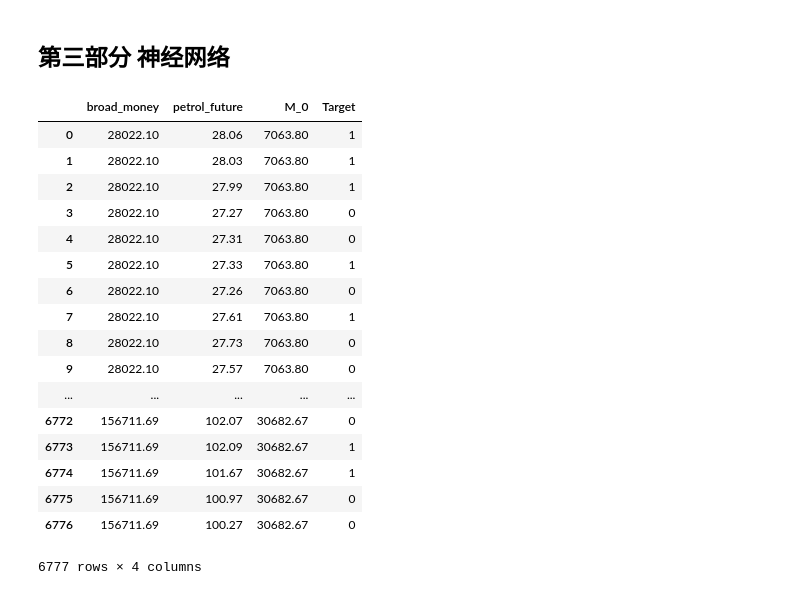
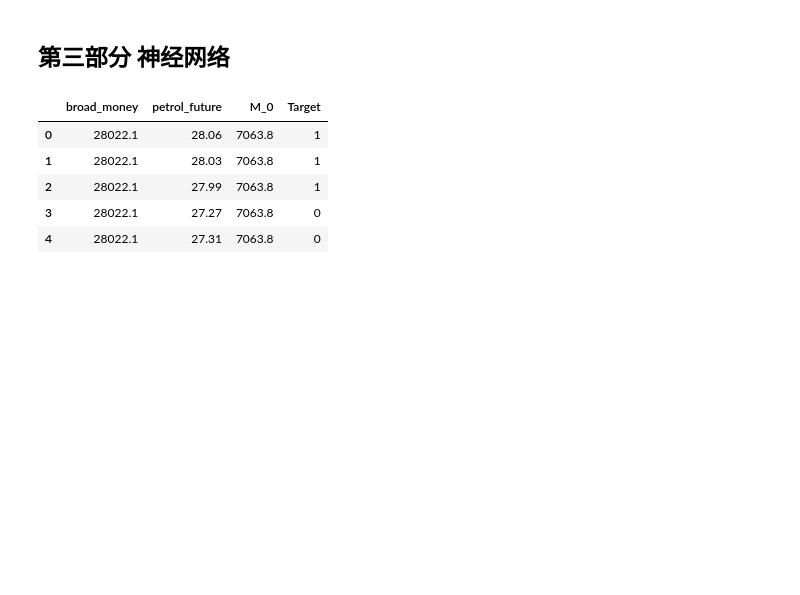
Before and after one commit to SimpleLonely/1218, a Jupyter notebook: src/Keras.ipynb, the cells around one changed output. Cells and saved outputs as stored; diff of their text form; code cells hidden in the pictures; blank space fills up the shorter version.

```diff
--- a/src/Keras.ipynb
+++ b/src/Keras.ipynb
@@ -201,26 +181,14 @@ from keras.utils import np_utils
 import keras as k
 df = pd.read_csv('../res/data_meg.csv')
 # %%
-df
+df.head()
 # %% [output]
 |  | broad_money | petrol_future | M_0 | Target |
-| 0 | 28022.10 | 28.06 | 7063.80 | 1 |
-| 1 | 28022.10 | 28.03 | 7063.80 | 1 |
-| 2 | 28022.10 | 27.99 | 7063.80 | 1 |
-| 3 | 28022.10 | 27.27 | 7063.80 | 0 |
-| 4 | 28022.10 | 27.31 | 7063.80 | 0 |
-| 5 | 28022.10 | 27.33 | 7063.80 | 1 |
-| 6 | 28022.10 | 27.26 | 7063.80 | 0 |
-| 7 | 28022.10 | 27.61 | 7063.80 | 1 |
-| 8 | 28022.10 | 27.73 | 7063.80 | 0 |
-| 9 | 28022.10 | 27.57 | 7063.80 | 0 |
-| ... | ... | ... | ... | ... |
-| 6772 | 156711.69 | 102.07 | 30682.67 | 0 |
-| 6773 | 156711.69 | 102.09 | 30682.67 | 1 |
-| 6774 | 156711.69 | 101.67 | 30682.67 | 1 |
-| 6775 | 156711.69 | 100.97 | 30682.67 | 0 |
-| 6776 | 156711.69 | 100.27 | 30682.67 | 0 |
+| 0 | 28022.1 | 28.06 | 7063.8 | 1 |
+| 1 | 28022.1 | 28.03 | 7063.8 | 1 |
+| 2 | 28022.1 | 27.99 | 7063.8 | 1 |
+| 3 | 28022.1 | 27.27 | 7063.8 | 0 |
+| 4 | 28022.1 | 27.31 | 7063.8 | 0 |
-6777 rows × 4 columns
 # %%
 Y_PRED = []
 Y_TEST = []
```
Also changed, not shown: parts of 14 cells of this notebook, 8 other files.
